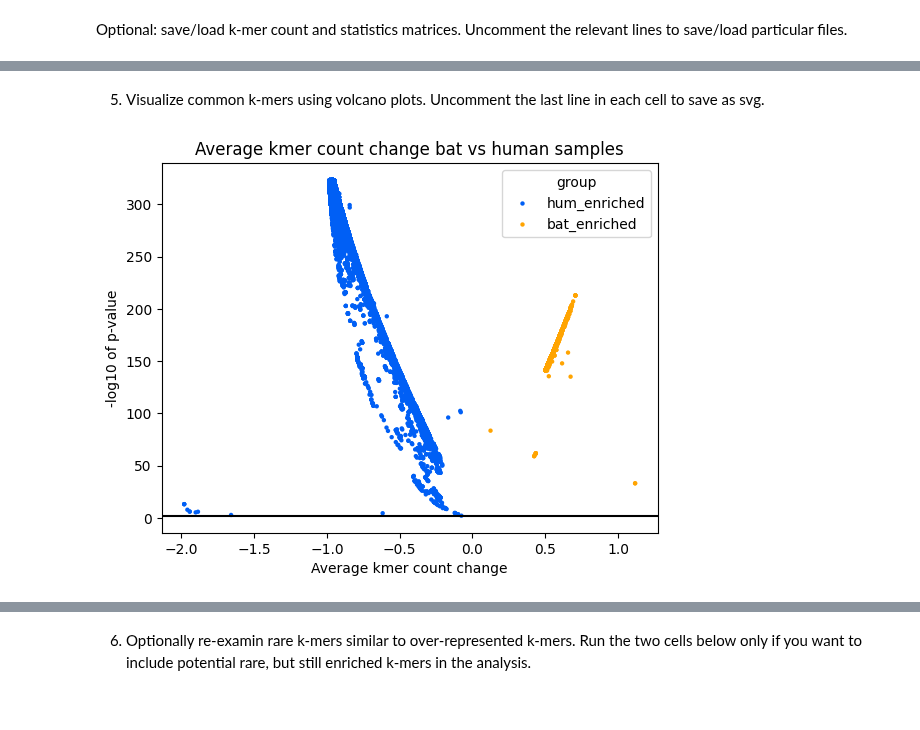
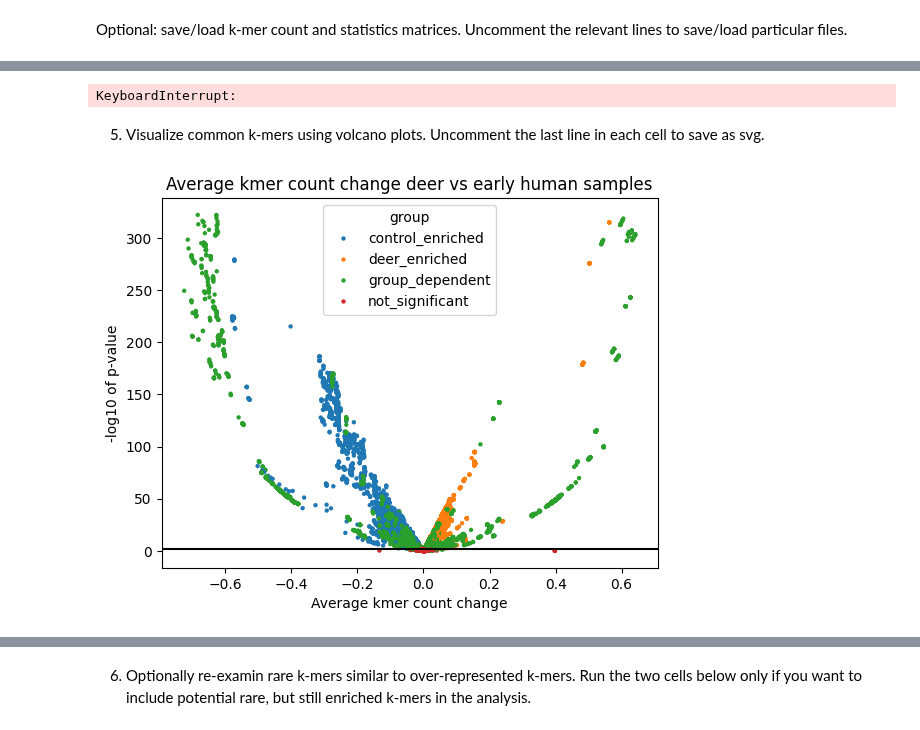
Before and after one commit to wis-janusz/PORT-EK2, a Jupyter notebook: notebooks/deer_analysis.ipynb, the cells around one changed output, grey strips where cells are left out. Cells and saved outputs as stored; diff of their text form; code cells hidden in the pictures.

Commit message:
deer benchmarking

```diff
--- a/notebooks/deer_analysis.ipynb
+++ b/notebooks/deer_analysis.ipynb
@@ -35,7 +35,7 @@ print(os.getpid())
 # %%
 # PORT-EK parameters
 k = 15  # This is the length of k-mers
-c = 0.5  # This is the conservation thershold used in k-mer rarity filter
+c = 0.01  # This is the conservation thershold used in k-mer rarity filter
 m = 1  # This is the maximum number of mismatches allowed when re-examining rare k-mers
 min_RMSE = 0.1  # This is the RMSE threshold used to select enriched k-mers
 
@@ -237,16 +251,18 @@ common_kmer_stat_matrix.to_csv(f"../output/deer/common_{k}mer_stat_matrix.csv")
 # common_kmer_matrix = pd.read_csv(f"../output/deer/common_{k}mer_count_matrix.csv", index_col=0)
 # common_kmer_stat_matrix  = pd.read_csv(f"../output/deer/common_{k}mer_stat_matrix2.csv", index_col=0)
 # all_kmer_matrix= pd.read_csv(f"../output/deer/all_{k}mer_count_matrix.csv", index_col=0)
+# %% [output]
+KeyboardInterrupt:
 # %% [markdown]
 5. Visualize common k-mers using volcano plots. Uncomment the last line in each cell to save as svg.
 # %%
 fig, ax = plt.subplots()
 plt.axhline(y=-np.log10(0.01), color = 'black')
 ax.autoscale()
-ax.set_title('Average kmer count change bat vs human samples')
+ax.set_title('Average kmer count change deer vs early human samples')
 ax.set_xlabel('Average kmer count change')
 ax.set_ylabel('-log10 of p-value')
-sns.scatterplot(data=common_kmer_matrix, x='bat-hum_err', y = '-log10_bat-hum_p-value', s=10, linewidth = 0, hue='group', palette=VOLCANO_CMAP)
-plt.savefig("../output/deer/volcano.svg", dpi = 600, format = "svg")
+sns.scatterplot(data=common_kmer_matrix, x='deer-humearly_err', y = '-log10_deer-humearly_p-value', s=10, linewidth = 0, hue='group')
+plt.savefig("../output/deer/volcano1.svg", dpi = 600, format = "svg")
 # %% [output]
-[figure, old version]
+[figure, new version]
```
Also changed, not shown: parts of 6 cells of this notebook.
